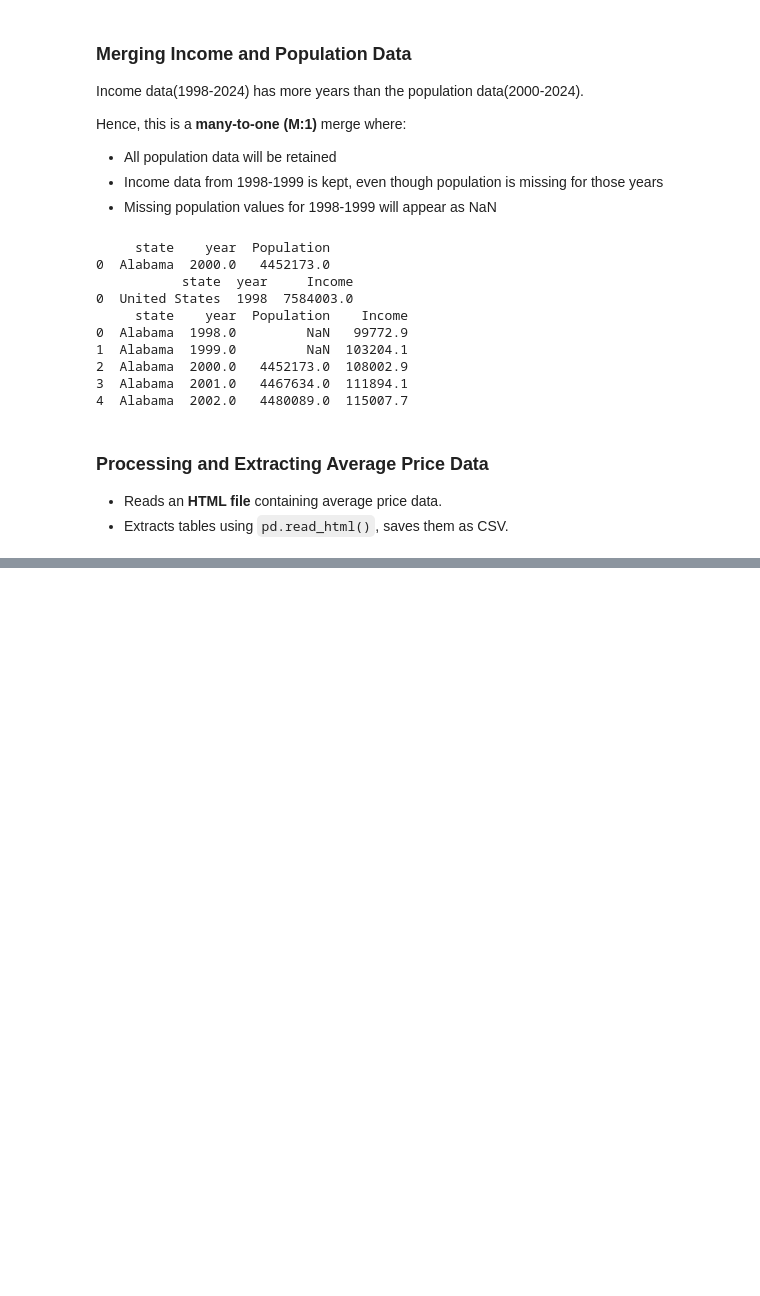
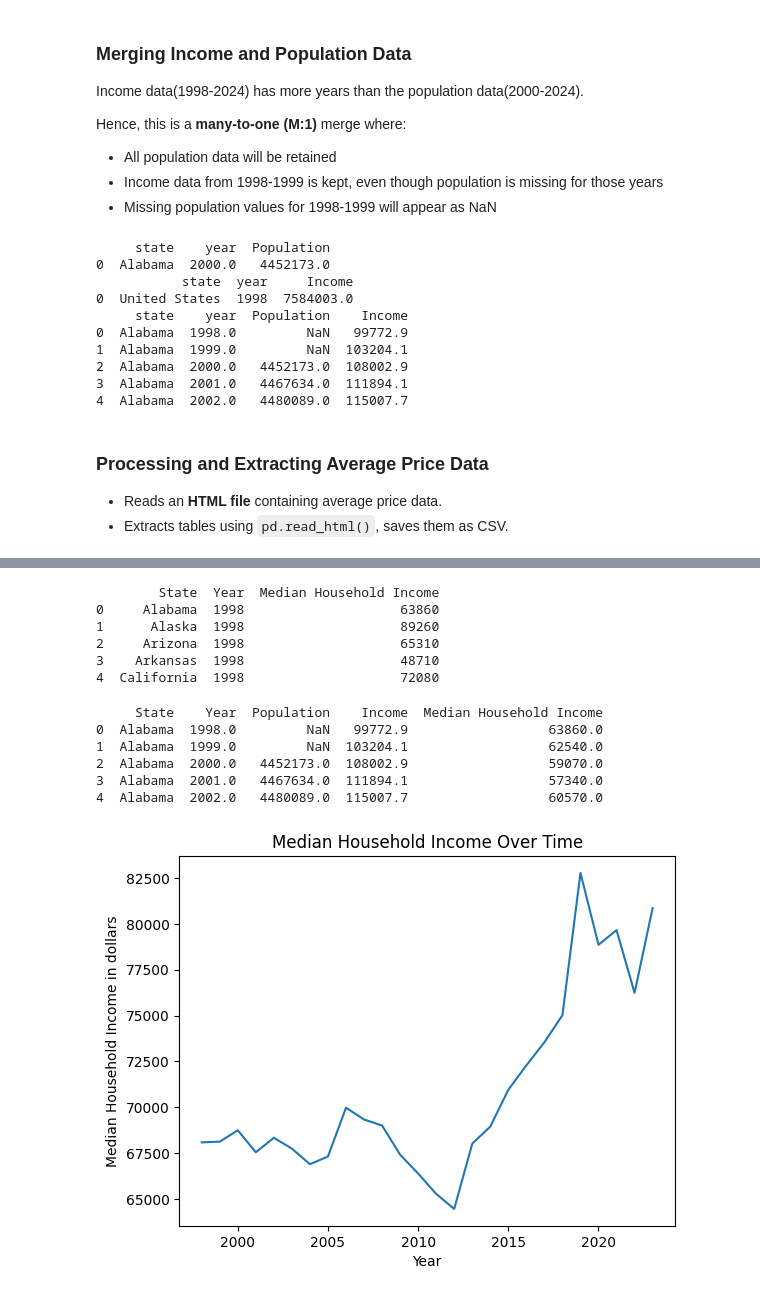
Before and after one commit to sg2083/datman, a Jupyter notebook: FPI_vs_Inflation_PS4.ipynb, the cells around one changed output, grey strips where cells are left out. Cells and saved outputs as stored; diff of their text form; code cells hidden in the pictures; blank space fills up the shorter version.

```diff
--- a/FPI_vs_Inflation_PS4.ipynb
+++ b/FPI_vs_Inflation_PS4.ipynb
@@ -1164,6 +1088,0 @@ Data successfully saved to real_median_household_income_by_state.csv
-# %%
-# Load the CSV file into a DataFrame
-df = pd.read_csv("real_median_household_income_by_state.csv")
-
-# Print the values in the DataFrame
-df
@@ -1171,0 +1237,51 @@ EmptyDataError: No columns to parse from file
+# %%
+def reshape_df(df):
+  """
+  Reshapes the DataFrame to have 'State' and 'Year' as columns.
+  """
+  df_melted = df.melt(id_vars=['State'], var_name='Year', value_name='Median Household Income')
+  df_melted["Year"] = pd.to_numeric(df_melted["Year"], errors="coerce")
+  return df_melted
+
+# Assuming 'df' is your DataFrame with the structure shown in the example
+# Replace 'df' with your actual DataFrame variable
+reshaped_df = reshape_df(df)
+print(reshaped_df.head())
+# %% [output]
+        State  Year  Median Household Income
+0     Alabama  1998                    63860
+1      Alaska  1998                    89260
+2     Arizona  1998                    65310
+3    Arkansas  1998                    48710
+4  California  1998                    72080
+# %%
+merged_data_pop_income.rename(columns={"state": "State", "year": "Year"}, inplace=True)
+reshaped_df.rename(columns={"State": "State", "Year": "Year"}, inplace=True)
+
+# Performing Many-to-One Merge
+merged_data_pop_income_median = pd.merge(merged_data_pop_income, reshaped_df, on=["State", "Year"], how="outer")
+
+# Display first few rows
+print(merged_data_pop_income_median.head())
+
+# Save to CSV (optional)
+merged_data_pop_income_median.to_csv("merged_population_income_median.csv", index=False)
+# %% [output]
+     State    Year  Population    Income  Median Household Income
+0  Alabama  1998.0         NaN   99772.9                  63860.0
+1  Alabama  1999.0         NaN  103204.1                  62540.0
+2  Alabama  2000.0   4452173.0  108002.9                  59070.0
+3  Alabama  2001.0   4467634.0  111894.1                  57340.0
+4  Alabama  2002.0   4480089.0  115007.7                  60570.0
+# %%
+# Group data by year and get the median household income
+median_income_by_year = merged_data_pop_income_median.groupby('Year')['Median Household Income'].median()
+
+# Create a line plot of median household income over time
+plt.plot(median_income_by_year.index, median_income_by_year.values)
+plt.xlabel('Year')
+plt.ylabel('Median Household Income in dollars')
+plt.title('Median Household Income Over Time')
+plt.show()
+# %% [output]
+[figure, added]
```
Also changed, not shown: parts of 20 cells of this notebook.
